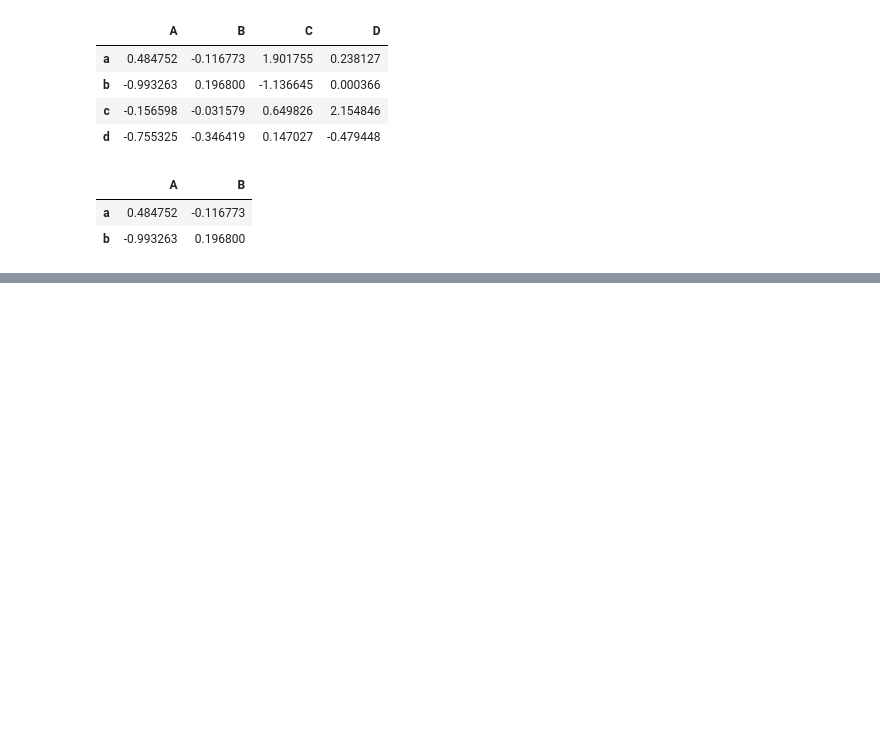
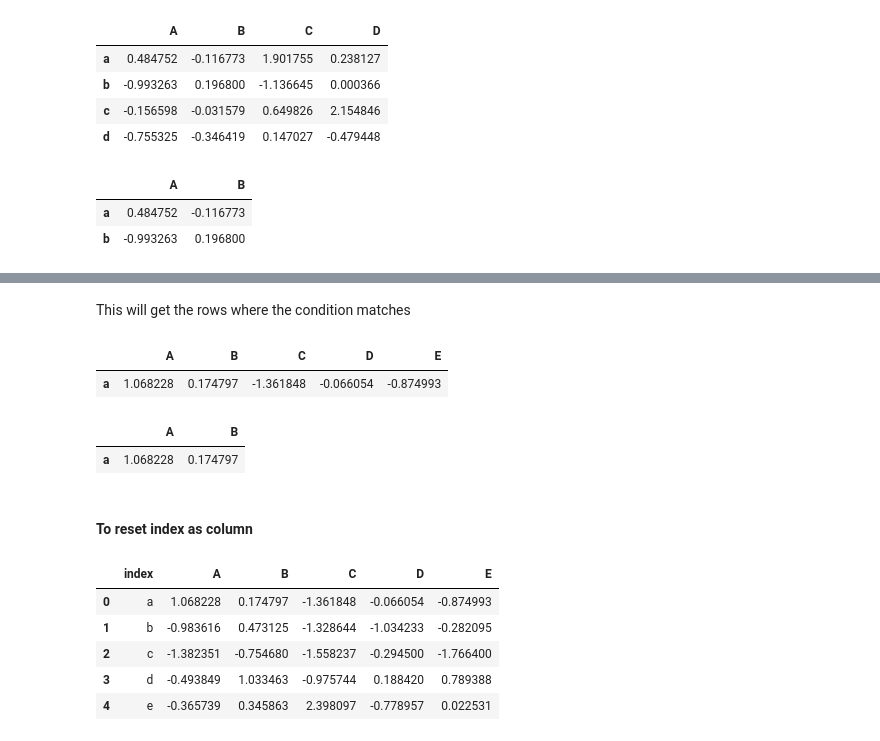
Before and after one commit to fahamin5149/Python-for-DS, a Jupyter notebook: 3-Pandas/Pandas.ipynb, the cells around one changed output, grey strips where cells are left out. Drawn from its saved outputs; the diff is of its cells as text; code cells hidden in the pictures; blank space fills up the shorter version.

Commit message:
conditioning and multi-index

```diff
--- a/3-Pandas/Pandas.ipynb
+++ b/3-Pandas/Pandas.ipynb
@@ -134,0 +137,7 @@ df.loc[['a', 'b'] ,['A','B']]
+# %%
+import pandas as pd
+import numpy as np
+from numpy.random import randn
+
+df= pd.DataFrame(randn(5,5),['a','b','c','d','e'], ['A','B','C','D','E'])
+df
@@ -134,0 +151,23 @@ df.loc[['a', 'b'] ,['A','B']]
+# %% [markdown]
+This will get the rows where the condition matches
+# %%
+df[df['A']>1]
+# %% [output]
+|  | A | B | C | D | E |
+| a | 1.068228 | 0.174797 | -1.361848 | -0.066054 | -0.874993 |
+# %%
+df[(df["A"]>1) & (df["B"]>0.1)][['A','B']]
+# %% [output]
+|  | A | B |
+| a | 1.068228 | 0.174797 |
+# %% [markdown]
+#### To reset index as column
+# %%
+df.reset_index() # inplace=true
+# %% [output]
+|  | index | A | B | C | D | E |
+| 0 | a | 1.068228 | 0.174797 | -1.361848 | -0.066054 | -0.874993 |
+| 1 | b | -0.983616 | 0.473125 | -1.328644 | -1.034233 | -0.282095 |
+| 2 | c | -1.382351 | -0.754680 | -1.558237 | -0.294500 | -1.766400 |
+| 3 | d | -0.493849 | 1.033463 | -0.975744 | 0.188420 | 0.789388 |
+| 4 | e | -0.365739 | 0.345863 | 2.398097 | -0.778957 | 0.022531 |
```
Also changed, not shown: parts of 13 cells of this notebook.
